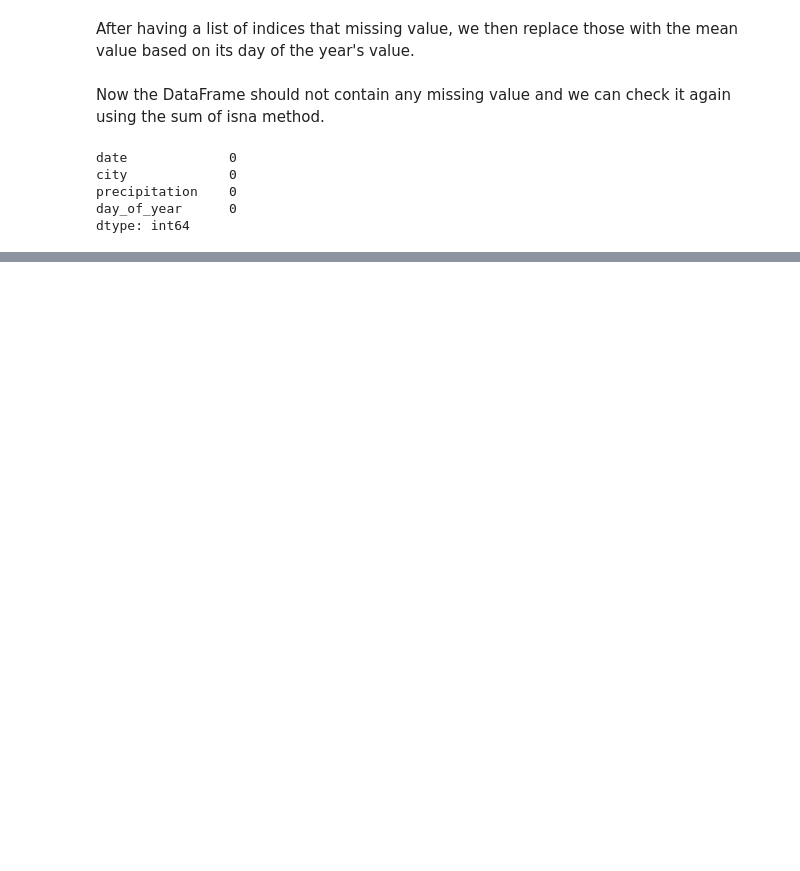
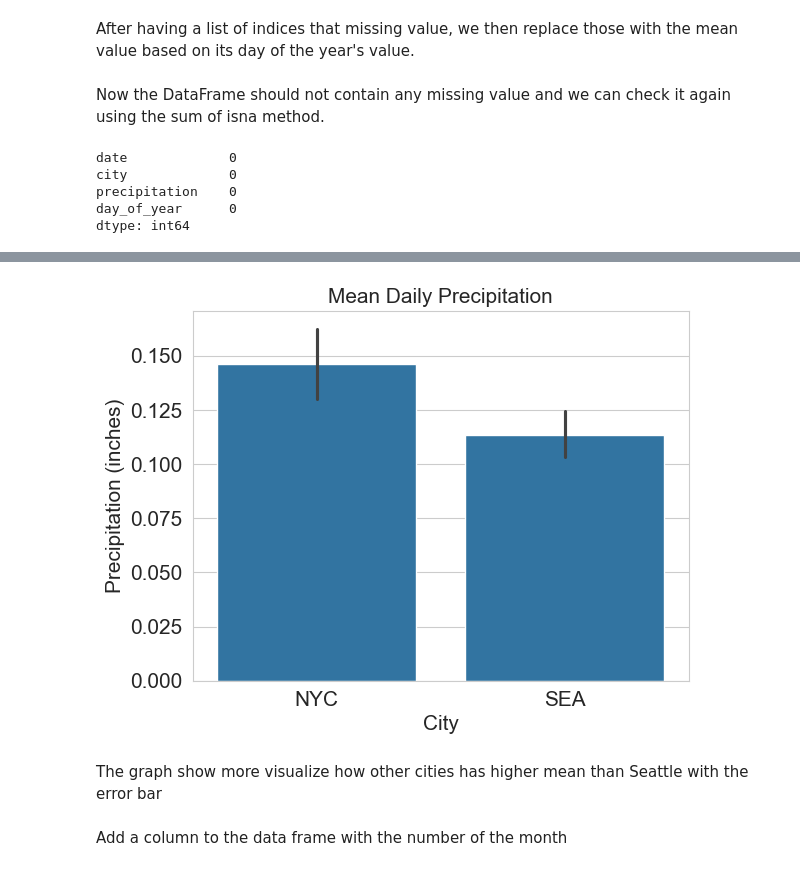
Before and after one commit to TheCong07/data-5100-foundations-of-data-science, a Jupyter notebook: weather/code/Weather_Data_Preparation.ipynb, the cells around one changed output, grey strips where cells are left out. Saved outputs shown, nothing was run; the diff lists cells and outputs as text; code cells hidden in the pictures; blank space fills up the shorter version.

```diff
--- a/weather/code/Weather_Data_Preparation.ipynb
+++ b/weather/code/Weather_Data_Preparation.ipynb
@@ -717,0 +853,16 @@ The cleaned dataset is saved in ../data/clean_seattle_stlouis_weather.csv
+# %%
+sns.barplot(data=df2, x='city', y='precipitation')
+
+plt.ylabel('Precipitation (inches)', fontsize=15)
+plt.xlabel('City', fontsize=15)
+plt.title('Mean Daily Precipitation', fontsize=15)
+
+plt.tick_params(labelsize=15)
+
+plt.show()
+# %% [output]
+[figure, added]
+# %% [markdown]
+The graph show more visualize how other cities has higher mean than Seattle with the error bar
+# %% [markdown]
+Add a column to the data frame with the number of the month
```
Also changed, not shown: parts of 59 cells of this notebook, 1 other file.
